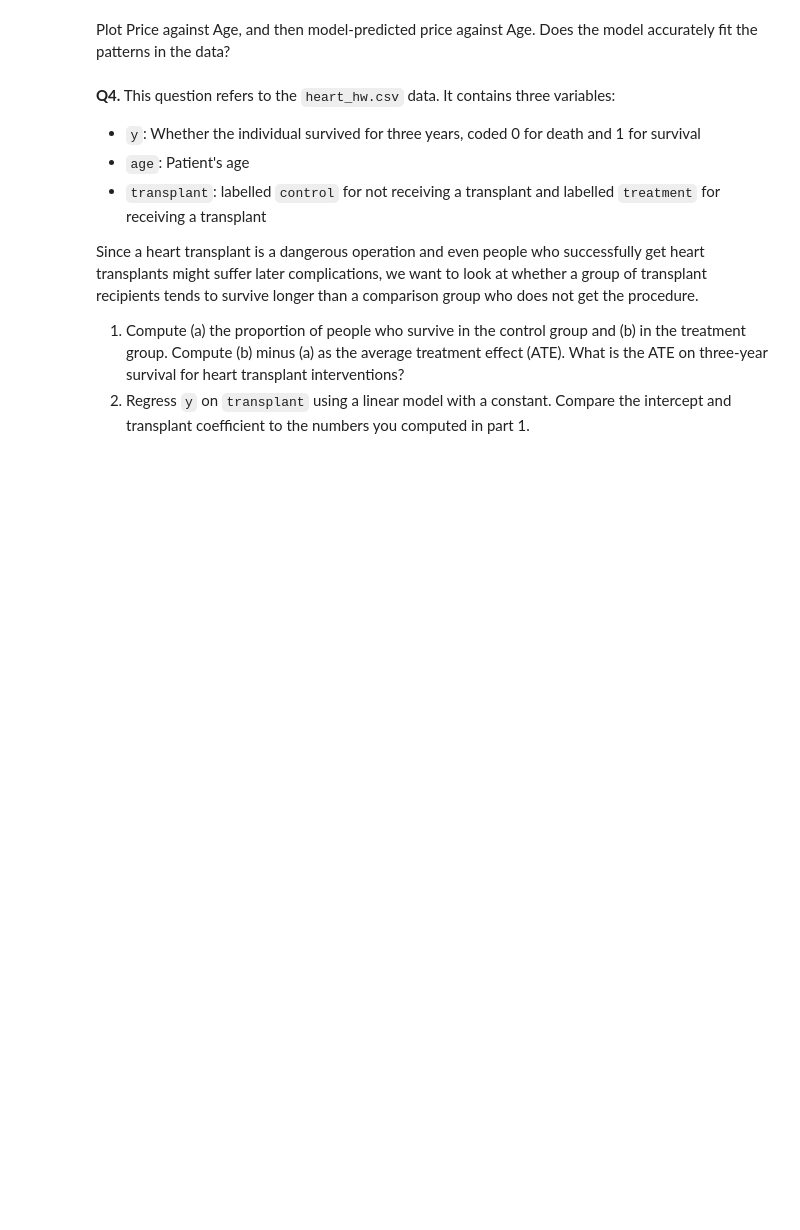
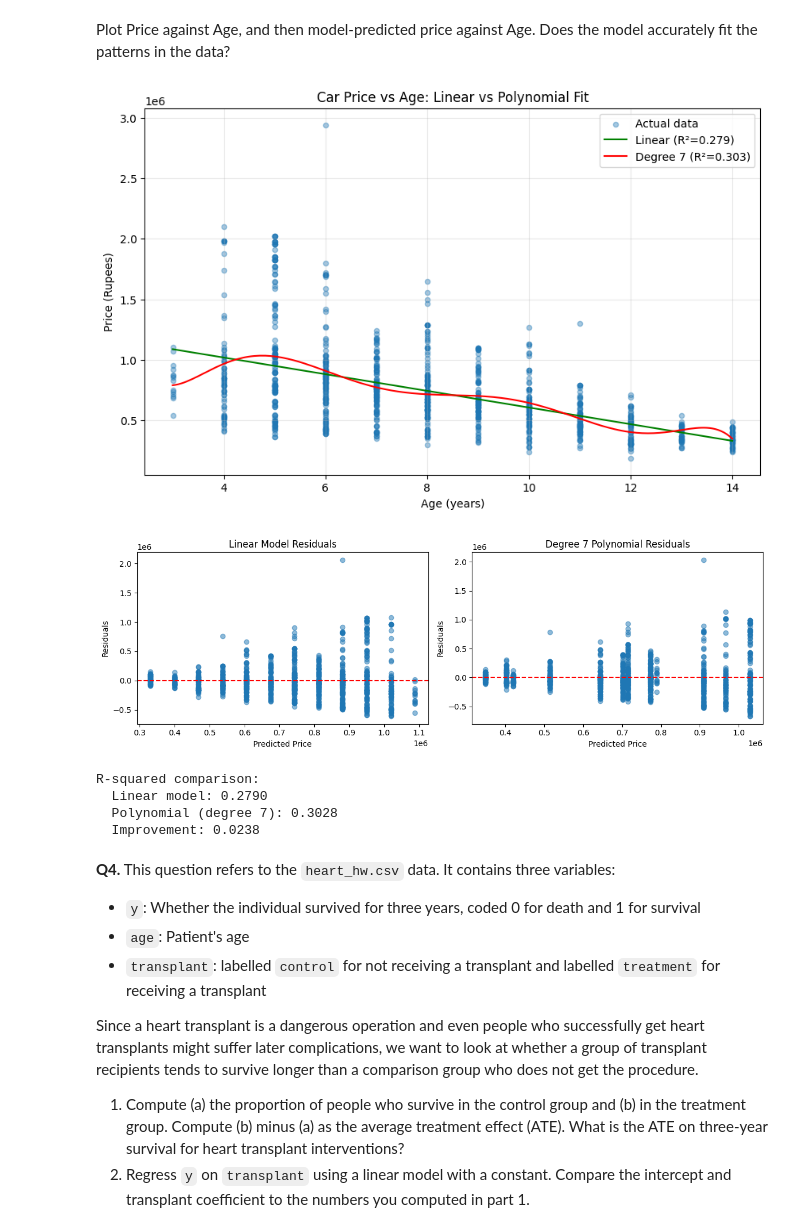
Before and after one commit to Elizabethav03/My_undergrad_ml_assignments, a Jupyter notebook: 03_assignment_linear_models.ipynb, the cells around one changed output. Saved outputs shown, nothing was run; the diff lists cells and outputs as text; code cells hidden in the pictures; blank space fills up the shorter version.

```diff
--- a/03_assignment_linear_models.ipynb
+++ b/03_assignment_linear_models.ipynb
@@ -387,5 +504,68 @@ Use Make_Year to create a new variable that corresponds to the age of the vehicl
 # %% [markdown]
 Plot Price against Age, and then model-predicted price against Age. Does the model accurately fit the patterns in the data?
+# %%
+#PArt Four
+# Redefine y for the Cars DataFrame
+y = Cars['Price']
+
+# Fit best polynomial model
+poly_optimal = PolynomialFeatures(degree=optimal_degree, include_bias=False)
+X_poly_opt = poly_optimal.fit_transform(Cars[['Age']])
+model_poly = LinearRegression().fit(X_poly_opt, y)
+
+# Fit linear model for comparison
+model_linear = LinearRegression().fit(Cars[['Age']], y)
+
+# Create predictions for plotting
+age_grid = np.linspace(Cars['Age'].min(), Cars['Age'].max(), 200).reshape(-1, 1)
+linear_pred = model_linear.predict(age_grid)
+poly_pred = model_poly.predict(poly_optimal.transform(age_grid))
+
+# Plot
+plt.figure(figsize=(10, 6))
+plt.scatter(Cars['Age'], y, alpha=0.4, s=20, label='Actual data')
+plt.plot(age_grid, linear_pred, 'g-', label=f'Linear (R²={model_linear.score(Cars[["Age"]], y):.3f})')
+plt.plot(age_grid, poly_pred, 'r-', label=f'Degree {optimal_degree} (R²={model_poly.score(X_poly_opt, y):.3f})')
+plt.xlabel('Age (years)')
+plt.ylabel('Price (Rupees)')
+plt.title('Car Price vs Age: Linear vs Polynomial Fit')
+plt.legend()
+plt.grid(True, alpha=0.3)
+plt.show()
+
+# Residual analysis
+plt.figure(figsize=(12, 4))
+
+plt.subplot(1, 2, 1)
+resid_linear = y - model_linear.predict(Cars[['Age']])
+plt.scatter(model_linear.predict(Cars[['Age']]), resid_linear, alpha=0.5)
+plt.axhline(y=0, color='r', linestyle='--')
+plt.xlabel('Predicted Price')
+plt.ylabel('Residuals')
+plt.title('Linear Model Residuals')
+
+plt.subplot(1, 2, 2)
+resid_poly = y - model_poly.predict(X_poly_opt)
+plt.scatter(model_poly.predict(X_poly_opt), resid_poly, alpha=0.5)
+plt.axhline(y=0, color='r', linestyle='--')
+plt.xlabel('Predicted Price')
+plt.ylabel('Residuals')
+plt.title(f'Degree {optimal_degree} Polynomial Residuals')
+
+plt.tight_layout()
+plt.show()
+
+print(f"\nR-squared comparison:")
+print(f"  Linear model: {model_linear.score(Cars[['Age']], y):.4f}")
+print(f"  Polynomial (degree {optimal_degree}): {model_poly.score(X_poly_opt, y):.4f}")
+print(f"  Improvement: {model_poly.score(X_poly_opt, y) - model_linear.score(Cars[['Age']], y):.4f}")
+# %% [output]
+[figure, added]
+[figure, added]
+R-squared comparison:
+  Linear model: 0.2790
+  Polynomial (degree 7): 0.3028
+  Improvement: 0.0238
 # %% [markdown]
 **Q4.** This question refers to the `heart_hw.csv` data. It contains three variables:
 
```
Also changed, not shown: parts of 13 cells of this notebook.
